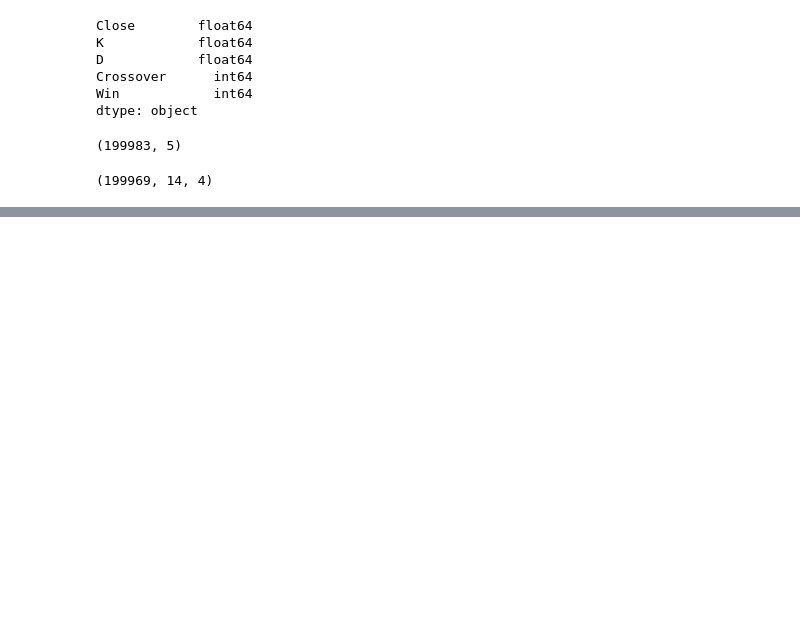
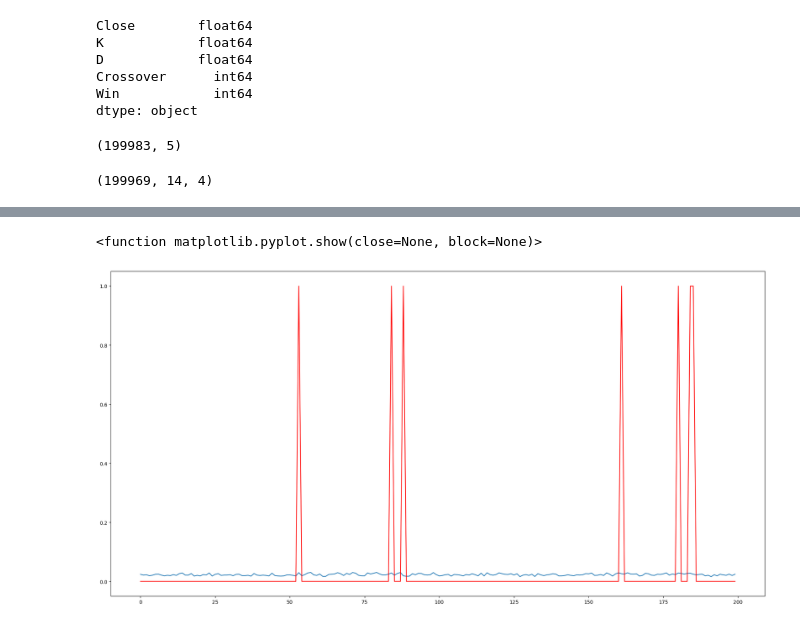
Before and after one commit to Rohan-SSS/ez_moeny, a Jupyter notebook: stoch_rsi/stochastic_rsi_30M.ipynb, the cells around one changed output, grey strips where cells are left out. Saved outputs shown, nothing was run; the diff lists cells and outputs as text; code cells hidden in the pictures; blank space fills up the shorter version.

```diff
--- a/stoch_rsi/stochastic_rsi_30M.ipynb
+++ b/stoch_rsi/stochastic_rsi_30M.ipynb
@@ -214,5 +239,5 @@ model = Sequential()
 # %%
 model.add(CuDNNLSTM(64, return_sequences=True, input_shape=(X_train.shape[1], X_train.shape[2])))
 model.add(CuDNNLSTM(64, return_sequences=False))
-model.add(Dense(64, activation='relu'))
+model.add(Dense(64, activation='Step'))
 model.add(Dense(1))
@@ -247,4 +274,4 @@ callbacks = [EarlyStopping(monitor='val_loss', patience=20),
 optimizers.SGD(momentum=0.9)
 model.compile(optimizer='SGD', loss='mse', metrics=['mae'])
 # %%
-model.fit(X_train, y_train, validation_split=0.2, epochs=100, callbacks=callbacks, batch_size=16)
+model.fit(X_train, y_train, validation_split=0.2, epochs=20, batch_size=5)
@@ -258,2 +318,10 @@ predictions
 # %%
 # no plot
+# %%
+plt.figure(figsize=(24,12))
+plt.plot(predictions[-200:])
+plt.plot(scaler.inverse_transform(y_test[-200:]),  'r')
+plt.show
+# %% [output]
+<function matplotlib.pyplot.show(close=None, block=None)>
+[figure, added]
```
Also changed, not shown: parts of 11 cells of this notebook, 7 other files.
